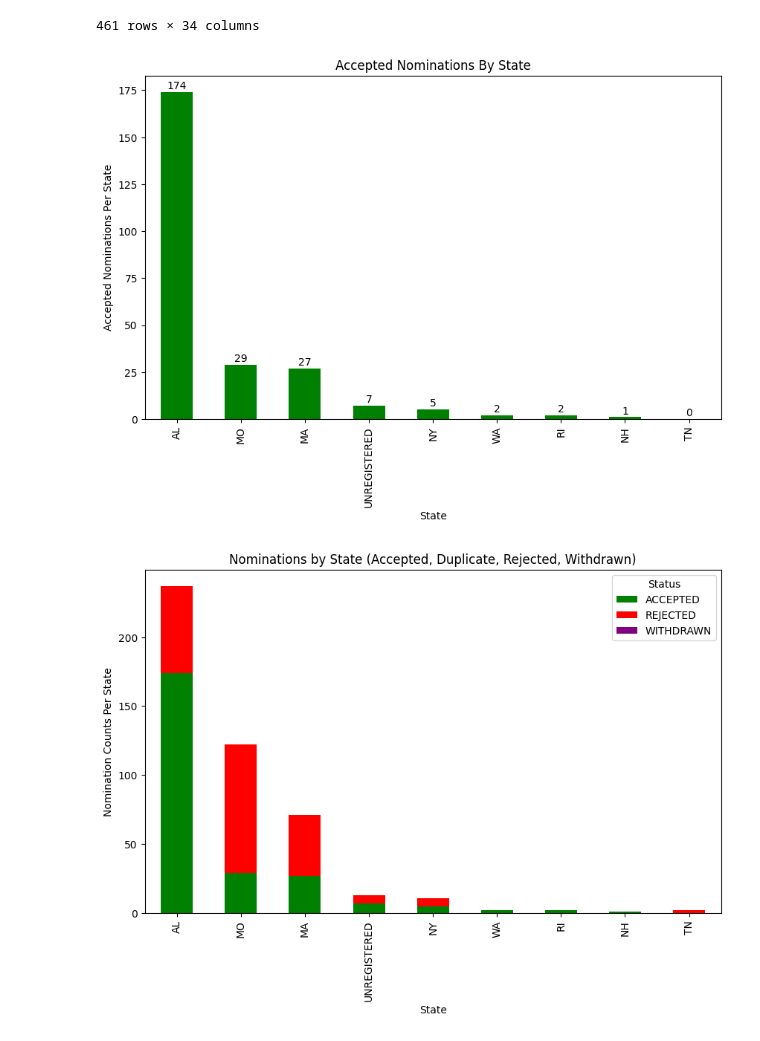
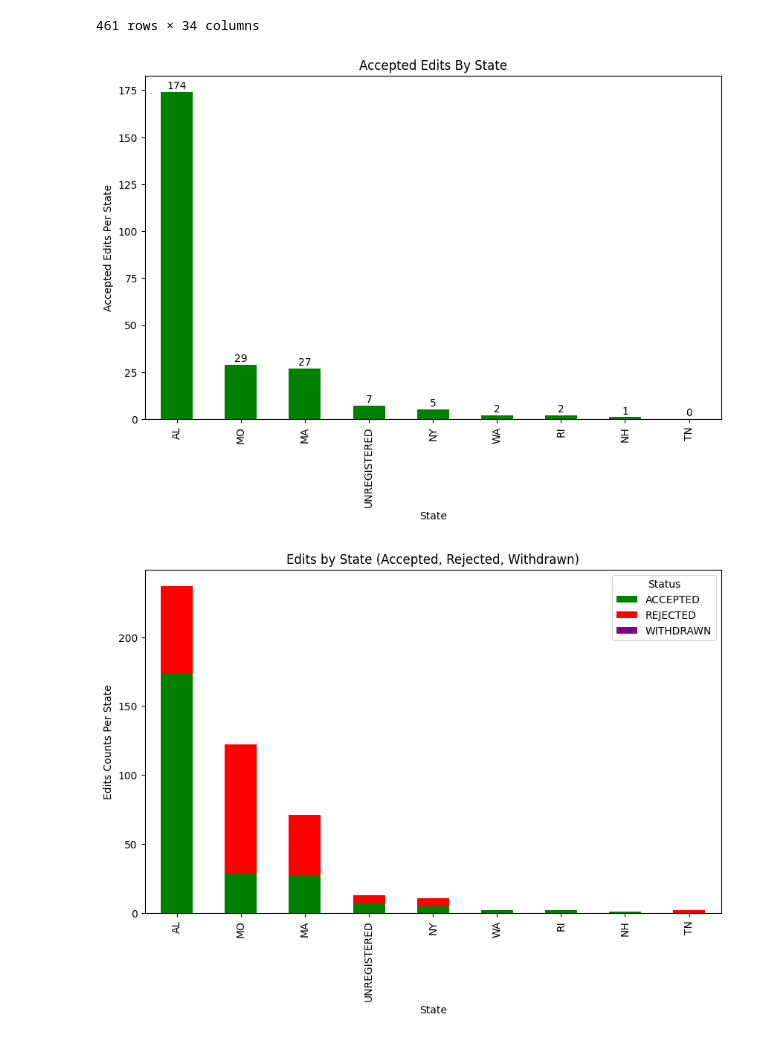
Before and after one commit to toadlover/niantic_wayfarer_nominations_analysis, a Jupyter notebook: interactive_wayfarer_edit_notebook.ipynb, the cells around one changed output. Saved outputs shown, nothing was run; the diff lists cells and outputs as text; code cells hidden in the pictures.

Commit message:
updating naming schema in plot titles/axes to differentiate nominations from edits (and eventual photos)

```diff
--- a/interactive_wayfarer_edit_notebook.ipynb
+++ b/interactive_wayfarer_edit_notebook.ipynb
@@ -129,41 +129,41 @@ state_status_counts.to_csv(input_dir + "/" + file_prefix + "states_table_edits.c
 ax = state_status_counts["ACCEPTED"].plot(kind="bar", color="green", figsize=(10,6))
 
 #set title
-plt.title("Accepted Nominations By State")
+plt.title("Accepted Edits By State")
 #set x axis label
 plt.xlabel("State")
 #set y axis label
-plt.ylabel("Accepted Nominations Per State")
+plt.ylabel("Accepted Edits Per State")
 
 #plot the counts per state bar
 for i, v in enumerate(state_status_counts["ACCEPTED"]):
     ax.text(i, v + 0.5, str(v), ha="center", va="bottom", fontsize=10)
 
 #save the figure
 plt.savefig(input_dir + "/" + file_prefix + "states_accepted_edits.png", dpi=150, bbox_inches="tight")
 
 #show the plot
 plt.show()
 
 #now, repeat this, making stacked plots for the 4 terminal nomination types
 ax = state_status_counts[["ACCEPTED", "REJECTED", "WITHDRAWN"]].plot(kind="bar", stacked=True, color=["green", "red", "purple"], figsize=(10,6))
 
 #set title,x,y, and now make a legend
-plt.title("Nominations by State (Accepted, Duplicate, Rejected, Withdrawn)")
+plt.title("Edits by State (Accepted, Rejected, Withdrawn)")
 plt.xlabel("State")
-plt.ylabel("Nomination Counts Per State")
+plt.ylabel("Edits Counts Per State")
 
 
 plt.legend(title="Status")
 
 #save the figure
 plt.savefig(input_dir + "/" + file_prefix + "states_all_edits.png", dpi=150, bbox_inches="tight")
 
 #show the plot
 plt.show()
 # %% [output]
-[figure, old version]
+[figure, new version]
-[figure, old version]
+[figure, new version]
 # %%
 #Plot #2 - Nominations bar plot by state-city
 #This will create two plots, a bar plot for approved waypoints, with a bar for each unique state-city combination, to highlight more specific areas
```
Also changed, not shown: parts of 2 cells of this notebook, 10 other files.
